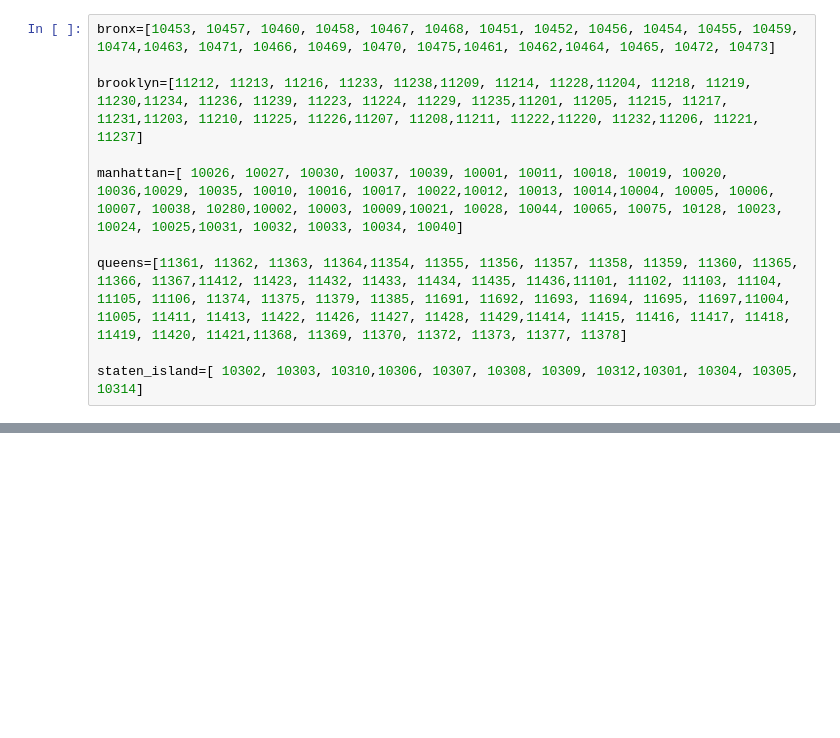
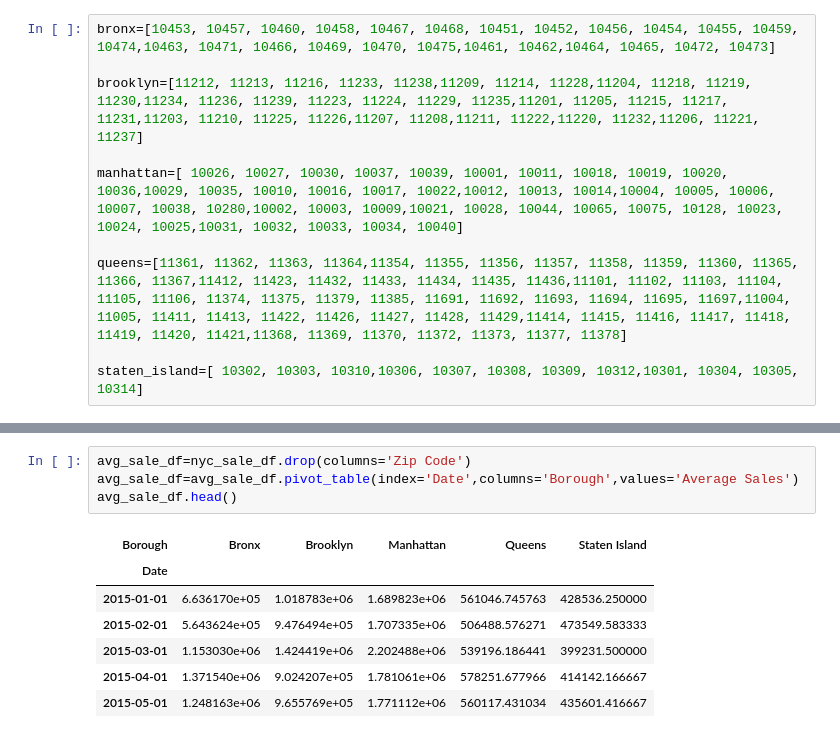
Before and after one commit to ShakedRj/NYC_Real_Estate, a Jupyter notebook: sale_analysis.ipynb, the cells around one changed output, grey strips where cells are left out. Drawn from its saved outputs; the diff is of its cells as text; blank space fills up the shorter version.

```diff
--- a/sale_analysis.ipynb
+++ b/sale_analysis.ipynb
@@ -117,3 +101,15 @@ See the caveats in the documentation: http://pandas.pydata.org/pandas-docs/stabl
 [interactive output not drawn]
+# %%
+avg_sale_df=nyc_sale_df.drop(columns='Zip Code')
+avg_sale_df=avg_sale_df.pivot_table(index='Date',columns='Borough',values='Average Sales')
+avg_sale_df.head()
+# %% [output]
+| Borough | Bronx | Brooklyn | Manhattan | Queens | Staten Island |
+| Date |  |  |  |  |  |
+| 2015-01-01 | 6.636170e+05 | 1.018783e+06 | 1.689823e+06 | 561046.745763 | 428536.250000 |
+| 2015-02-01 | 5.643624e+05 | 9.476494e+05 | 1.707335e+06 | 506488.576271 | 473549.583333 |
+| 2015-03-01 | 1.153030e+06 | 1.424419e+06 | 2.202488e+06 | 539196.186441 | 399231.500000 |
+| 2015-04-01 | 1.371540e+06 | 9.024207e+05 | 1.781061e+06 | 578251.677966 | 414142.166667 |
+| 2015-05-01 | 1.248163e+06 | 9.655769e+05 | 1.771112e+06 | 560117.431034 | 435601.416667 |
 # %%
 #Avg dale prices by quarter for borough
```
Also changed, not shown: parts of 8 cells of this notebook, 1 other file.
